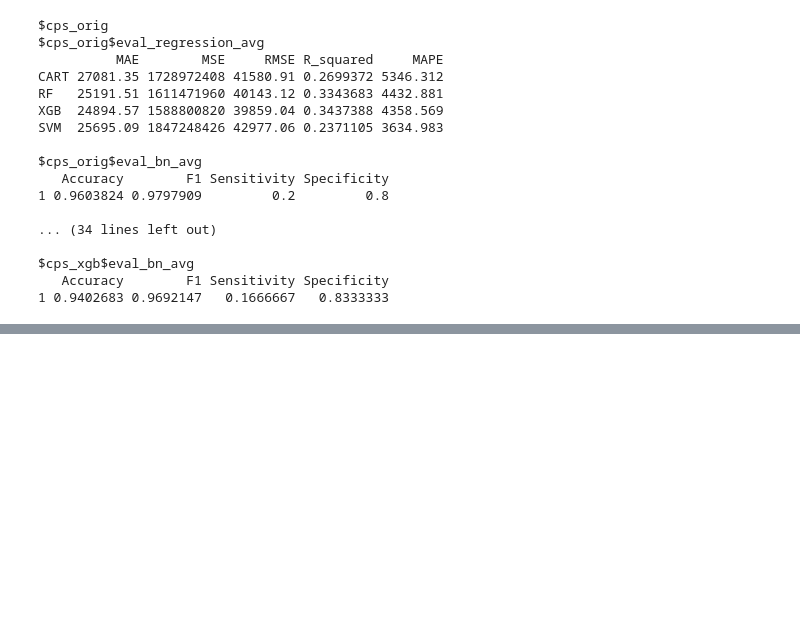
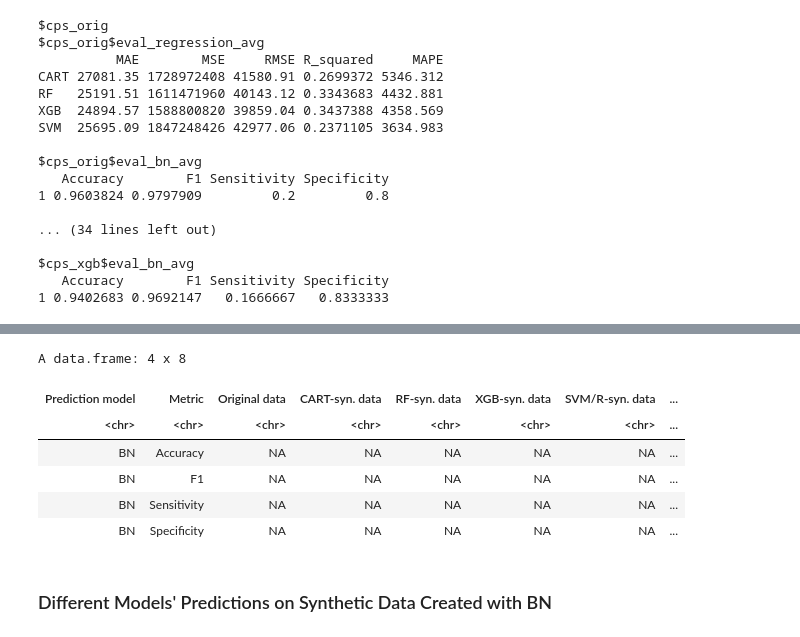
Before and after one commit to foesine/Master-Thesis, a Jupyter notebook: Evaluation.ipynb, the cells around one changed output, grey strips where cells are left out. Saved outputs shown, nothing was run; the diff lists cells and outputs as text; code cells hidden in the pictures; blank space fills up the shorter version.

Commit message:
evaluation tables added

```diff
--- a/Evaluation.ipynb
+++ b/Evaluation.ipynb
@@ -204,0 +291,43 @@ BN   0.8097310 0.8840163   0.9576311   0.3485114
+# %%
+# initialize dataframe
+bn_cps_table <- data.frame(matrix(ncol = length(modelnames) + 3, nrow = 0))  # +3 for model, metric columns and BN column
+
+model <- "BN"
+for (metric in metrics_classification) {  # Use classification metrics for the cps data
+  row <- c(model, metric)
+  for (modelname in modelnames) {
+    df_name <- paste0("cps_", modelname)
+    if (!is.null(loaded_data[[df_name]])) {
+      classification_metrics <- loaded_data[[df_name]]$eval_classification_avg
+      if (!is.null(classification_metrics) && !is.null(classification_metrics[model, metric])) {
+        row <- c(row, classification_metrics[model, metric])
+      } else {
+        row <- c(row, NA)
+      }
+    } else {
+      row <- c(row, NA)
+    }
+  }
+
+  # Add metrics for BN-syn. data
+  df_name_bn <- "cps_bn"
+  if (!is.null(loaded_data[[df_name_bn]])) {
+    classification_metrics_bn <- loaded_data[[df_name_bn]]$eval_classification_avg
+    if (!is.null(classification_metrics_bn) && !is.null(classification_metrics_bn[model, metric])) {
+      row <- c(row, classification_metrics_bn[model, metric])
+    } else {
+      row <- c(row, NA)
+    }
+  } else {
+    row <- c(row, NA)
+  }
+
+  bn_cps_table <- rbind(bn_cps_table, row)
+}
+
+# Assign the column names right before printing
+colnames(bn_cps_table) <- c("Prediction model", "Metric", "Original data", "CART-syn. data", "RF-syn. data", "XGB-syn. data", "SVM/R-syn. data", "BN-syn. data")
+
+# Print the BN prediction model table with the BN-syn. column
+cat("\n--- BN Prediction Model on Different Synthetic data (CPS Dataset) ---\n")
+print(bn_cps_table)
@@ -204,0 +346,12 @@ BN   0.8097310 0.8840163   0.9576311   0.3485114
+# %%
+bn_cps_table
+# %% [output]
+A data.frame: 4 x 8
+| Prediction model | Metric | Original data | CART-syn. data | RF-syn. data | XGB-syn. data | SVM/R-syn. data | ... |
+| <chr> | <chr> | <chr> | <chr> | <chr> | <chr> | <chr> | ... |
+| BN | Accuracy | NA | NA | NA | NA | NA | ... |
+| BN | F1 | NA | NA | NA | NA | NA | ... |
+| BN | Sensitivity | NA | NA | NA | NA | NA | ... |
+| BN | Specificity | NA | NA | NA | NA | NA | ... |
+# %% [markdown]
+### Different Models' Predictions on Synthetic Data Created with BN
```
Also changed, not shown: parts of 6 cells of this notebook.
